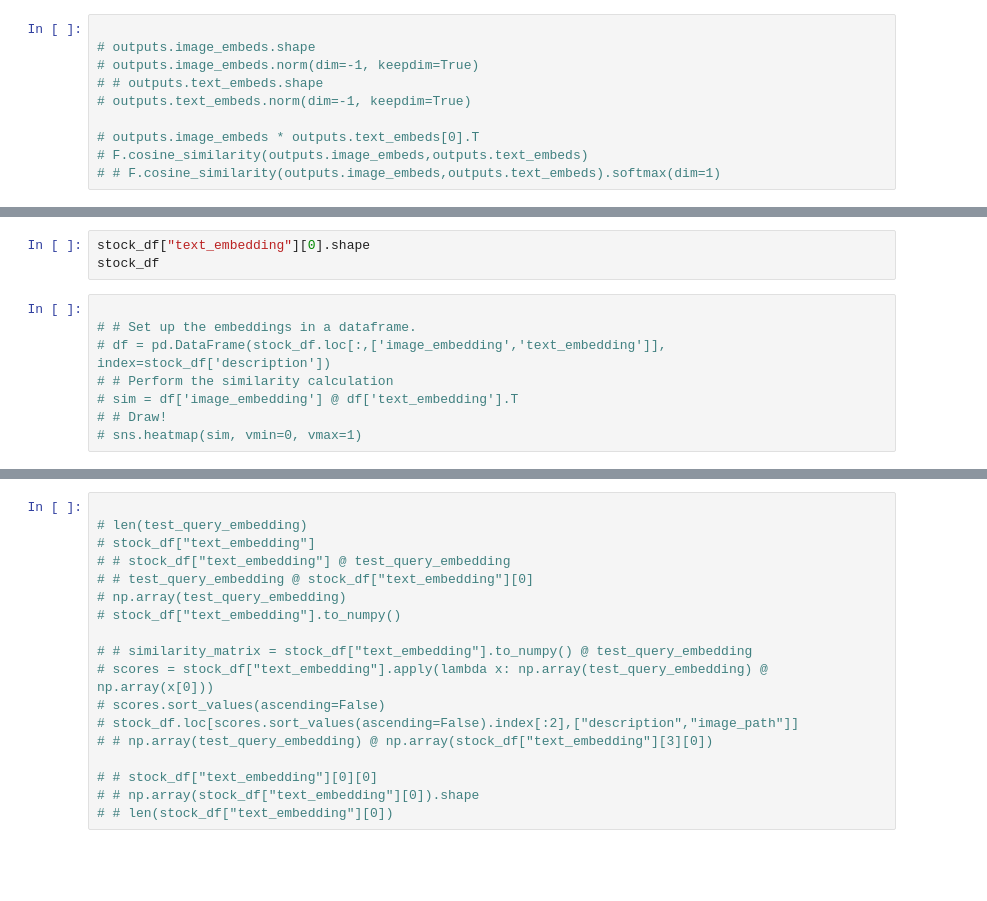
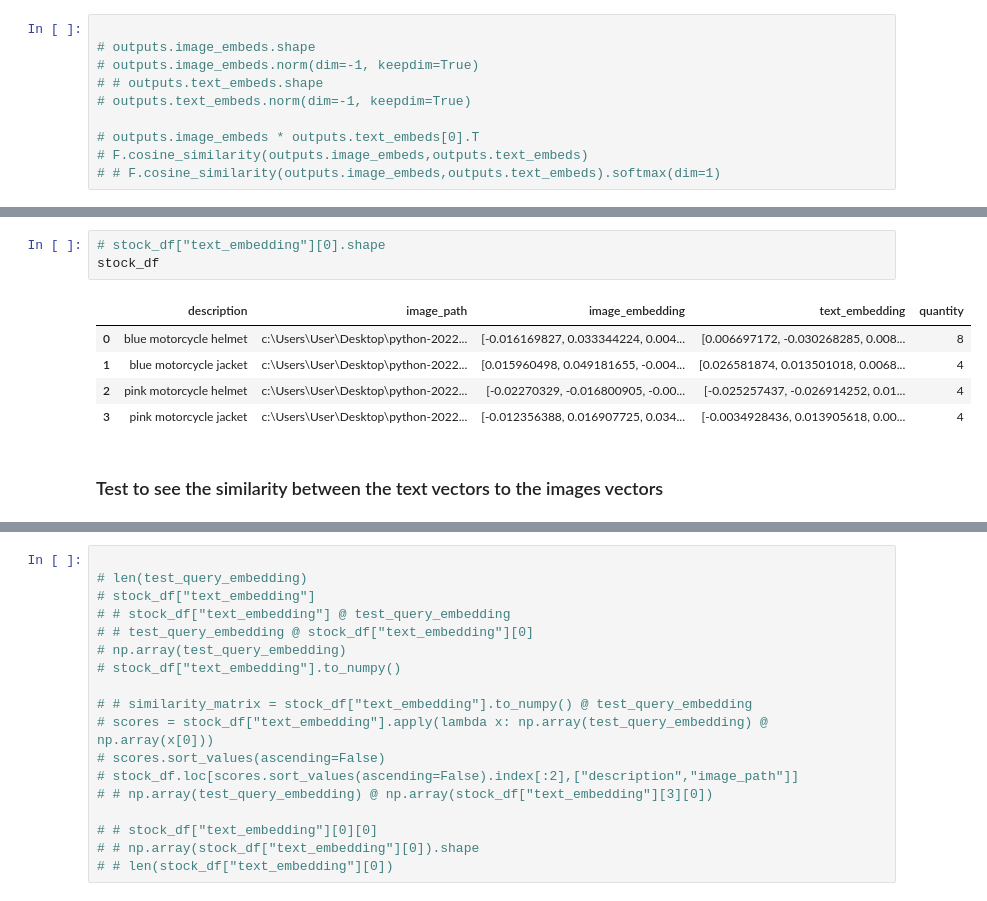
Before and after one commit to lior0110/motorcycle-store-bot, a Jupyter notebook: motorcycle-store-bot.ipynb, the cells around one changed output, grey strips where cells are left out. Cells and saved outputs as stored; diff of their text form; blank space fills up the shorter version.

```diff
--- a/motorcycle-store-bot.ipynb
+++ b/motorcycle-store-bot.ipynb
@@ -148,14 +176,14 @@ print(os.listdir(stock_folder))
 # %%
-stock_df["text_embedding"][0].shape
+# stock_df["text_embedding"][0].shape
 stock_df
+# %% [output]
+|  | description | image_path | image_embedding | text_embedding | quantity |
+| 0 | blue motorcycle helmet | c:\Users\User\Desktop\python-2022... | [-0.016169827, 0.033344224, 0.004... | [0.006697172, -0.030268285, 0.008... | 8 |
+| 1 | blue motorcycle jacket | c:\Users\User\Desktop\python-2022... | [0.015960498, 0.049181655, -0.004... | [0.026581874, 0.013501018, 0.0068... | 4 |
+| 2 | pink motorcycle helmet | c:\Users\User\Desktop\python-2022... | [-0.02270329, -0.016800905, -0.00... | [-0.025257437, -0.026914252, 0.01... | 4 |
+| 3 | pink motorcycle jacket | c:\Users\User\Desktop\python-2022... | [-0.012356388, 0.016907725, 0.034... | [-0.0034928436, 0.013905618, 0.00... | 4 |
-# %%
-
-# # Set up the embeddings in a dataframe.
-# df = pd.DataFrame(stock_df.loc[:,['image_embedding','text_embedding']], index=stock_df['description'])
-# # Perform the similarity calculation
-# sim = df['image_embedding'] @ df['text_embedding'].T
-# # Draw!
-# sns.heatmap(sim, vmin=0, vmax=1)
+# %% [markdown]
+### Test to see the similarity between the text vectors to the images vectors
 # %%
 
 df = pd.DataFrame(index=stock_df['description'].to_list(), columns=stock_df['description'].to_list(),dtype=float)
```
Also changed, not shown: parts of 31 cells of this notebook, 1 other file.
